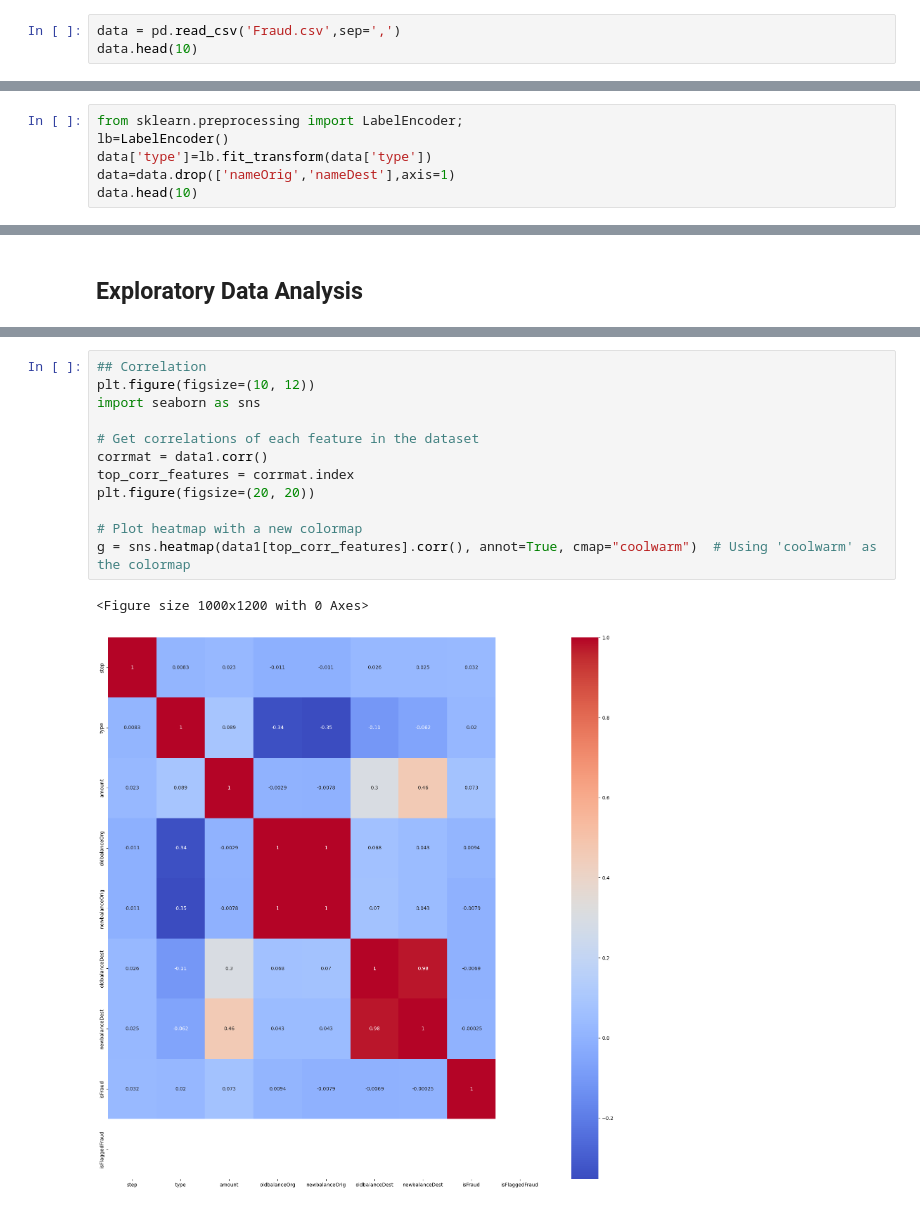
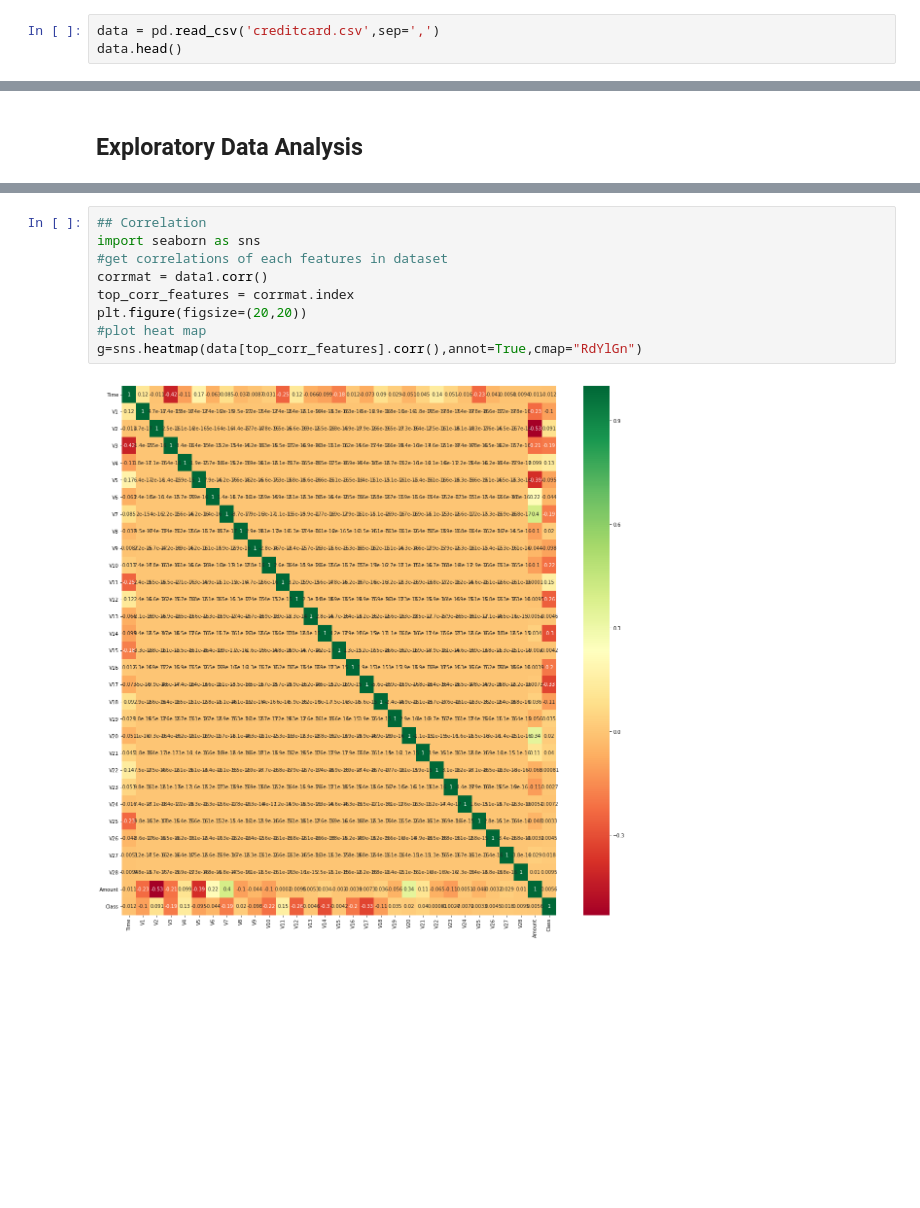
Before and after one commit to Talib2021/Predicting_Fraudulent_Transactions, a Jupyter notebook: Anamoly Detection.ipynb, the cells around one changed output, grey strips where cells are left out. Drawn from its saved outputs; the diff is of its cells as text; blank space fills up the shorter version.

```diff
--- a/Anamoly Detection.ipynb
+++ b/Anamoly Detection.ipynb
@@ -18,6 +27,6 @@ rcParams['figure.figsize'] = 14, 8
 RANDOM_SEED = 42
 LABELS = ["Normal", "Fraud"]
 # %%
-data = pd.read_csv('Fraud.csv',sep=',')
-data.head(10)
+data = pd.read_csv('creditcard.csv',sep=',')
+data.head()
 # %% [output]
@@ -35,6 +39,0 @@ data.head(10)
-# %%
-from sklearn.preprocessing import LabelEncoder;
-lb=LabelEncoder()
-data['type']=lb.fit_transform(data['type'])
-data=data.drop(['nameOrig','nameDest'],axis=1)
-data.head(10)
@@ -158,15 +176,11 @@ Valid Cases : 635443
 # %%
 ## Correlation
-plt.figure(figsize=(10, 12))
 import seaborn as sns
-
-# Get correlations of each feature in the dataset
+#get correlations of each features in dataset
 corrmat = data1.corr()
 top_corr_features = corrmat.index
-plt.figure(figsize=(20, 20))
-
-# Plot heatmap with a new colormap
-g = sns.heatmap(data1[top_corr_features].corr(), annot=True, cmap="coolwarm")  # Using 'coolwarm' as the colormap
+plt.figure(figsize=(20,20))
+#plot heat map
+g=sns.heatmap(data[top_corr_features].corr(),annot=True,cmap="RdYlGn")
 # %% [output]
-<Figure size 1000x1200 with 0 Axes>
-[figure, old version]
+[figure, new version]
```
Also changed, not shown: parts of 36 cells of this notebook.
